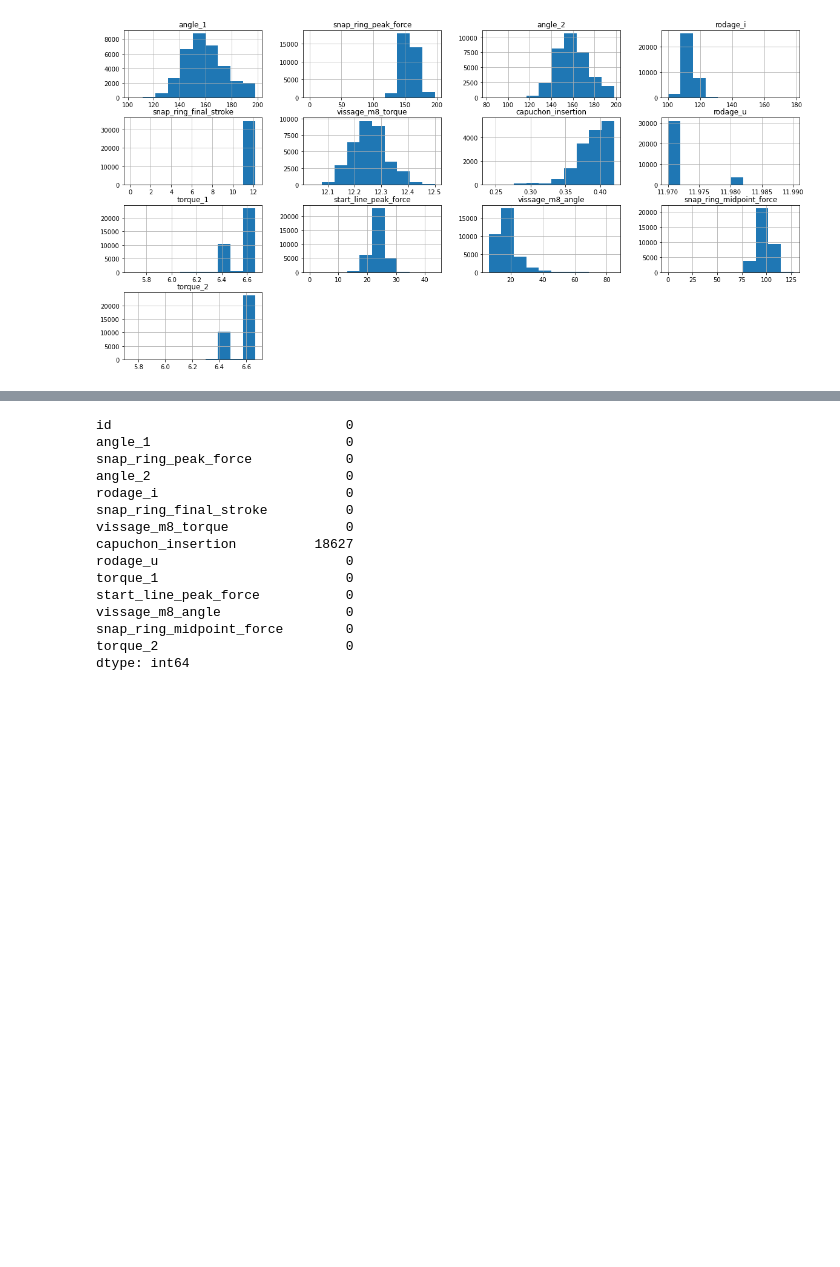
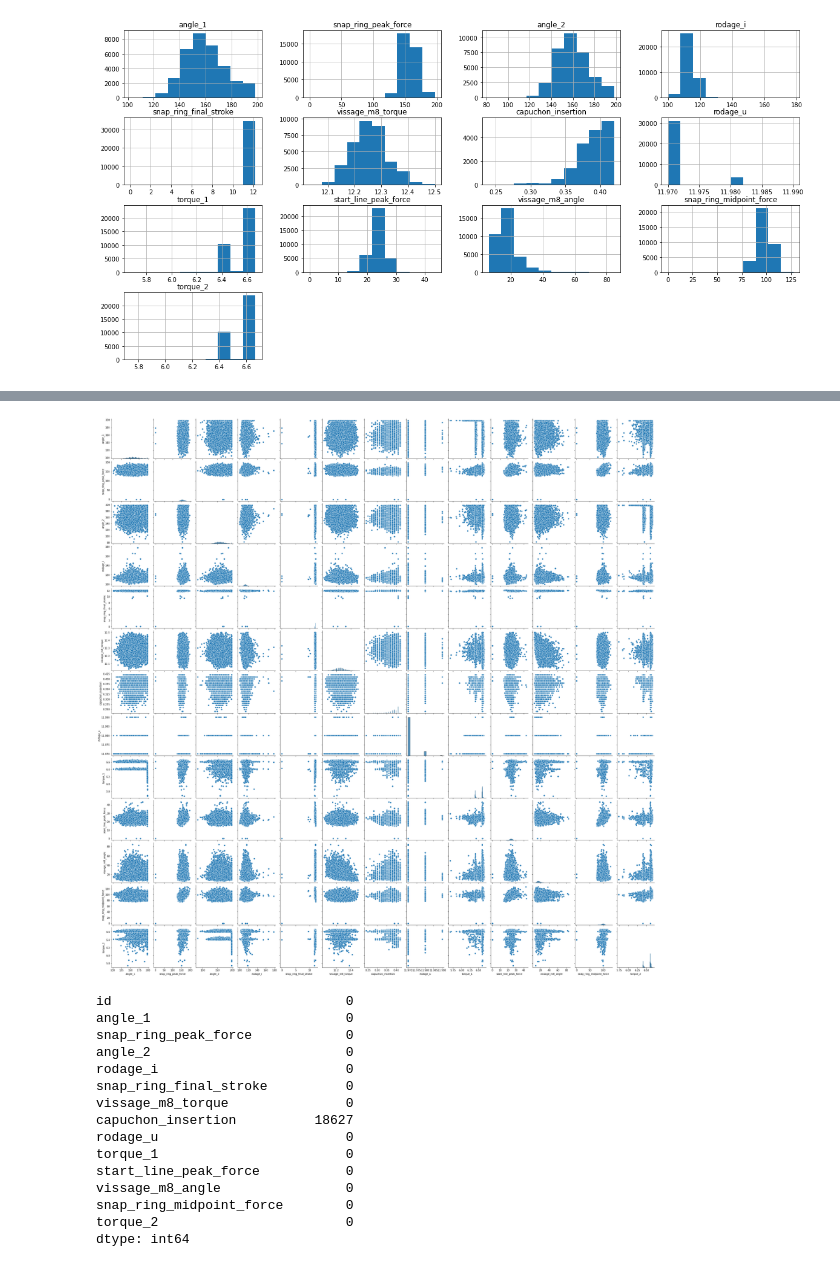
Before and after one commit to FABallemand/DefectPredictionOnProductionLines, a Jupyter notebook: data_analysis/data_analysis.ipynb, the cells around one changed output, grey strips where cells are left out. Drawn from its saved outputs; the diff is of its cells as text; code cells hidden in the pictures; blank space fills up the shorter version.

```diff
--- a/data_analysis/data_analysis.ipynb
+++ b/data_analysis/data_analysis.ipynb
@@ -86,3 +111,8 @@ array([[<AxesSubplot:title={'center':'angle_1'}>,
+# %%
+sns.pairplot(train_input)
+plt.show()
+# %% [output]
+[figure, added]
 # %%
 train_input.isna().sum()
 # %% [output]
```
Also changed, not shown: parts of 9 cells of this notebook, 3 other files.
